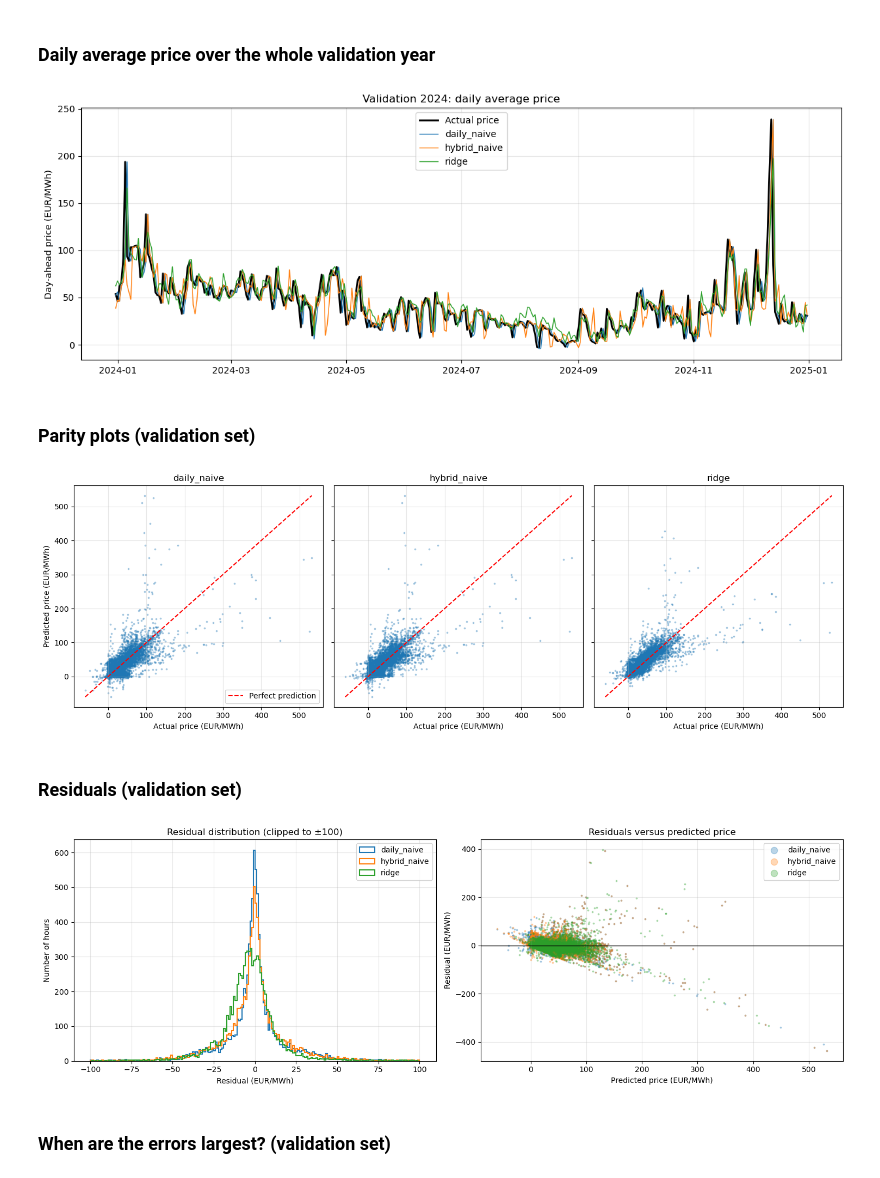
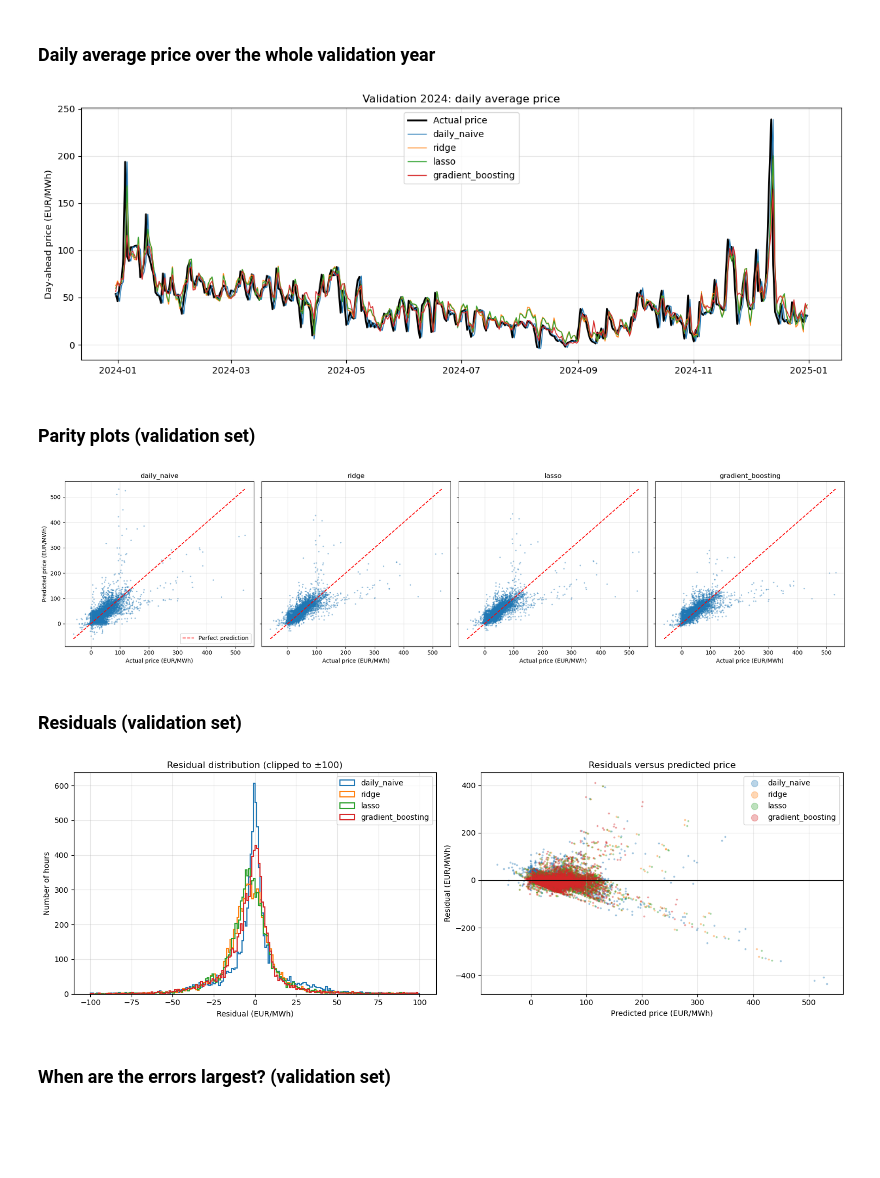
Before and after one commit to AlexanderSoeyland/ML-project-electricity-forecasting, a Jupyter notebook: Mia_work_folder/testing_models.ipynb, the cells around one changed output. Drawn from its saved outputs; the diff is of its cells as text; code cells hidden in the pictures; blank space fills up the shorter version.

Commit message:
Added linear models and gradient boosting, replaced ridge folder

```diff
--- a/Mia_work_folder/testing_models.ipynb
+++ b/Mia_work_folder/testing_models.ipynb
@@ -105,0 +156,11 @@ Best alpha: 100.0
+# %%
+gb_grid = {
+    "loss": ["squared_error", "absolute_error"],
+    "learning_rate": [0.03, 0.1],
+    "max_iter": [200, 300, 500],
+    "max_leaf_nodes": [31, 63],
+    "min_samples_leaf": [20],
+}
+
+gb_tuning = tune_gradient_boosting(train, val, gb_grid)
+gb_tuning.round(3)
@@ -105,0 +185,6 @@ Best alpha: 100.0
+# %%
+gb_params = gb_tuning.drop(columns=["train_MAE", "val_MAE"]).iloc[0].to_dict()
+gb_params = {key: int(value) if key in ["max_iter", "max_leaf_nodes", "min_samples_leaf"] else value for key, value in gb_params.items()}
+print("Best hyperparameters:", gb_params)
+
+gradient_boosting = build_gradient_boosting(**gb_params).fit(train[FEATURES], train[TARGET])
@@ -106,9 +195,10 @@ Best alpha: 100.0
 # %%
 pred_train = baseline_train[["daily_naive", "hybrid_naive"]].copy()
-pred_train["ridge"] = ridge.predict(train[FEATURES])
+pred_val = baseline_val[["daily_naive", "hybrid_naive"]].copy()
 
-pred_val = baseline_val[["daily_naive", "hybrid_naive"]].copy()
-pred_val["ridge"] = ridge.predict(val[FEATURES])
+for model, fitted in {**linear_models, "gradient_boosting": gradient_boosting}.items():
+    pred_train[model] = fitted.predict(train[FEATURES])
+    pred_val[model] = fitted.predict(val[FEATURES])
 
 comparison = pd.concat({
     "train": results_table(train[TARGET], pred_train),
@@ -127,3 +223,5 @@ comparison.round(3)
+# %%
+plot_models = ["daily_naive", "ridge", "lasso", "gradient_boosting"]
 # %% [markdown]
 ### Actual vs predicted price: two weeks in winter and two weeks in summer (validation set)
 # %%
@@ -135,11 +233,11 @@ plot_time_series(val, pred_val, "2024-07-08", "2024-07-22", "Validation: July 20
 # %% [markdown]
 ### Daily average price over the whole validation year
 # %%
-daily = pd.concat([val[["timestamp", TARGET]], pred_val], axis=1).set_index("timestamp").resample("D").mean()
+daily = pd.concat([val[["timestamp", TARGET]], pred_val[plot_models]], axis=1).set_index("timestamp").resample("D").mean()
 
 plt.figure(figsize=(15, 5))
 plt.plot(daily.index, daily[TARGET], color="black", linewidth=2, label="Actual price")
-for model in pred_val.columns:
+for model in plot_models:
     plt.plot(daily.index, daily[model], linewidth=1, label=model)
 plt.title("Validation 2024: daily average price")
 plt.ylabel("Day-ahead price (EUR/MWh)")
@@ -147,19 +245,19 @@ plt.legend()
 plt.grid(alpha=0.3)
 plt.show()
 # %% [output]
-[figure, old version]
+[figure, new version]
 # %% [markdown]
 ### Parity plots (validation set)
 # %%
-plot_parity(val[TARGET], pred_val)
+plot_parity(val[TARGET], pred_val[plot_models])
 # %% [output]
-[figure, old version]
+[figure, new version]
 # %% [markdown]
 ### Residuals (validation set)
 # %%
-plot_residuals(val[TARGET], pred_val)
+plot_residuals(val[TARGET], pred_val[plot_models])
 # %% [output]
-[figure, old version]
+[figure, new version]
 # %% [markdown]
 ### When are the errors largest? (validation set)
 # %%
```
Also changed, not shown: parts of 22 cells of this notebook, 4 other files.
